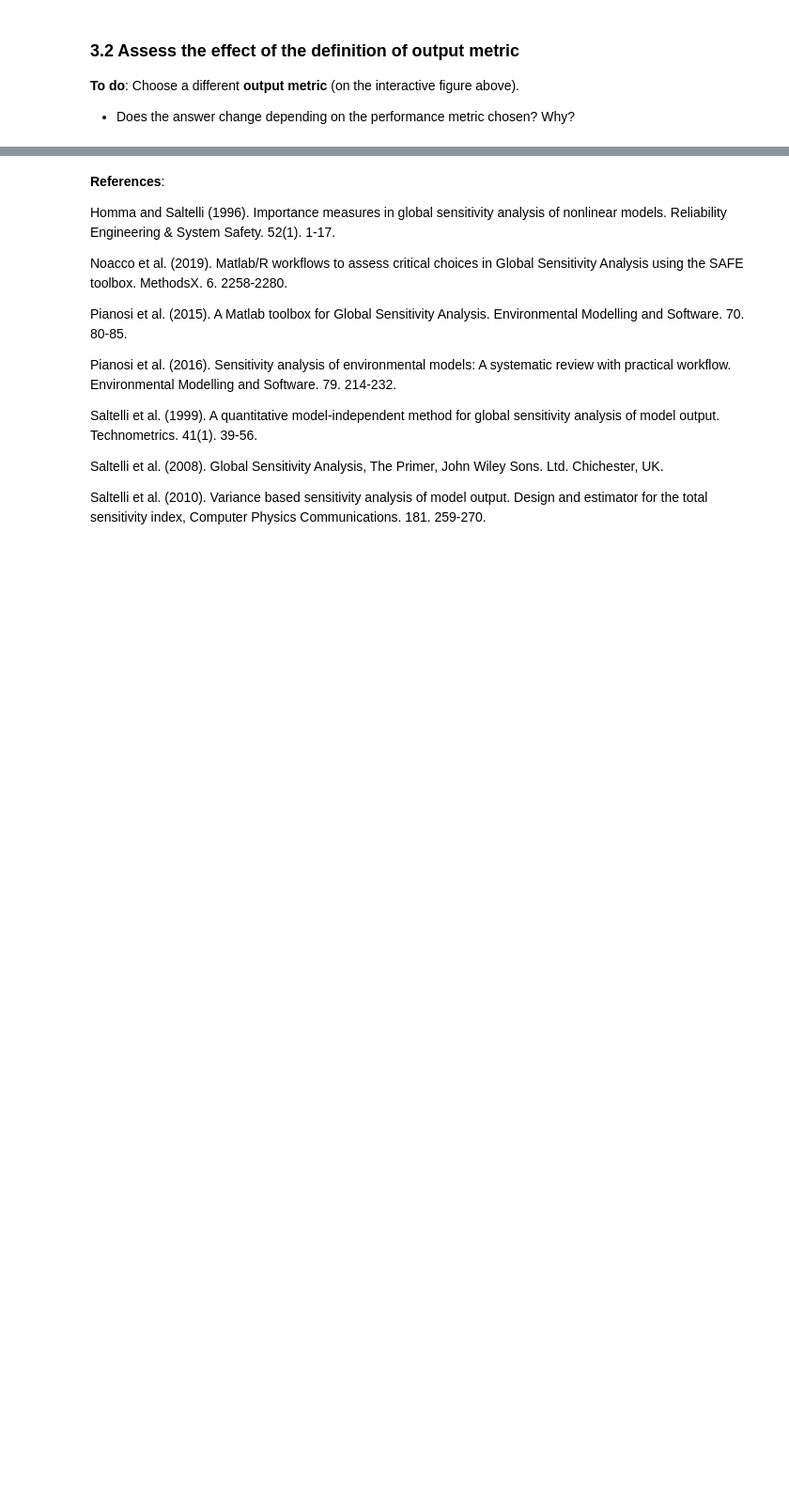
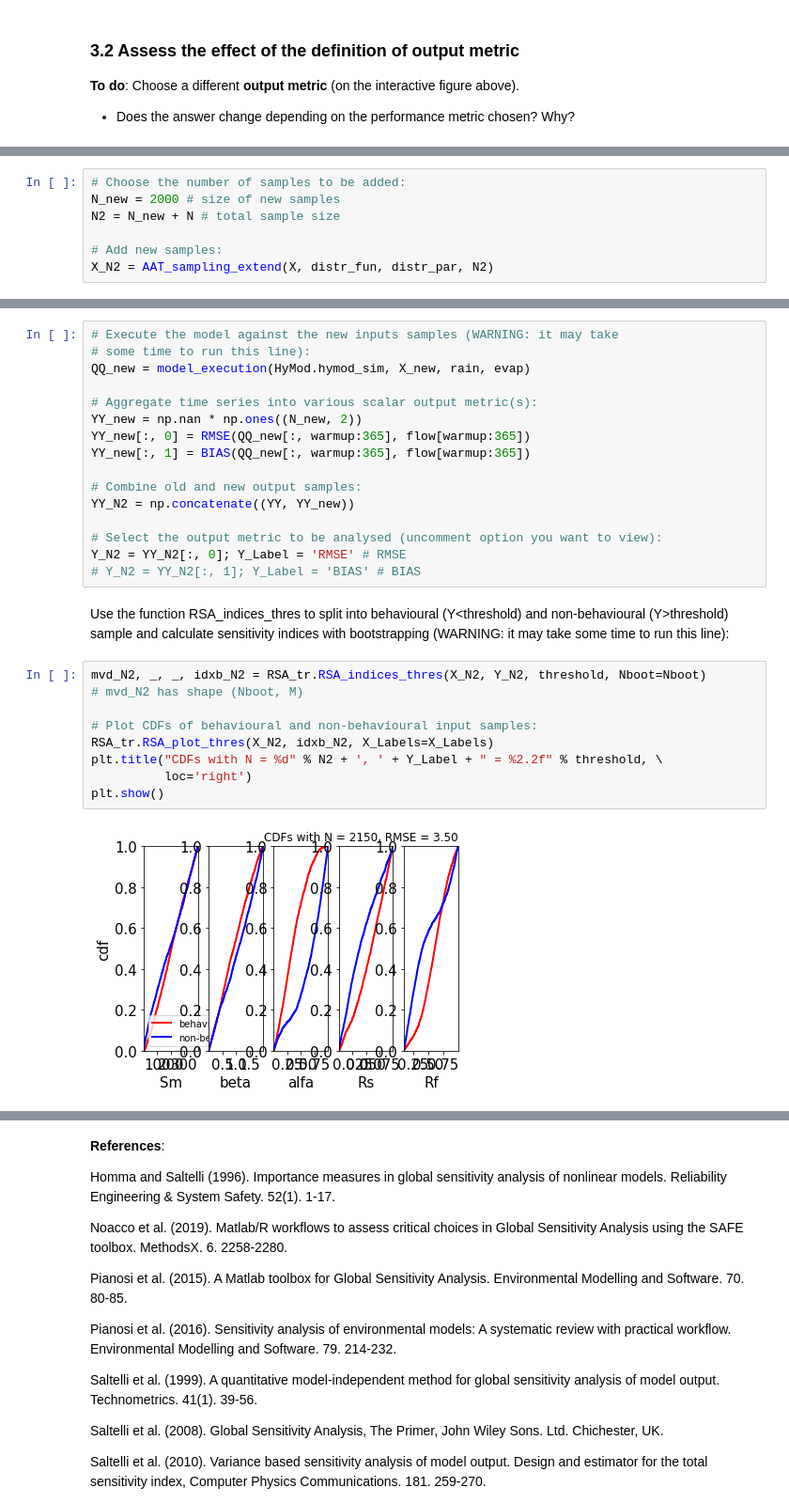
Before and after one commit to AndresPenuela/GSA-workshop, a Jupyter notebook: GSA_workflow_tutorial.ipynb, the cells around one changed output, grey strips where cells are left out. Shown at 94% size. Cells and saved outputs as stored; diff of their text form; blank space fills up the shorter version.

```diff
--- a/GSA_workflow_tutorial.ipynb
+++ b/GSA_workflow_tutorial.ipynb
@@ -405,0 +449,7 @@ interactive(children=(Dropdown(description='metric', options=('RMSE', 'BIAS'), v
+# %%
+# Choose the number of samples to be added:
+N_new = 2000 # size of new samples
+N2 = N_new + N # total sample size
+
+# Add new samples:
+X_N2 = AAT_sampling_extend(X, distr_fun, distr_par, N2)
@@ -405,0 +471,29 @@ interactive(children=(Dropdown(description='metric', options=('RMSE', 'BIAS'), v
+# %%
+# Execute the model against the new inputs samples (WARNING: it may take
+# some time to run this line):
+QQ_new = model_execution(HyMod.hymod_sim, X_new, rain, evap)
+
+# Aggregate time series into various scalar output metric(s):
+YY_new = np.nan * np.ones((N_new, 2))
+YY_new[:, 0] = RMSE(QQ_new[:, warmup:365], flow[warmup:365])
+YY_new[:, 1] = BIAS(QQ_new[:, warmup:365], flow[warmup:365])
+
+# Combine old and new output samples:
+YY_N2 = np.concatenate((YY, YY_new))
+
+# Select the output metric to be analysed (uncomment option you want to view):
+Y_N2 = YY_N2[:, 0]; Y_Label = 'RMSE' # RMSE
+# Y_N2 = YY_N2[:, 1]; Y_Label = 'BIAS' # BIAS
+# %% [markdown]
+Use the function RSA_indices_thres to split into behavioural (Y<threshold) and non-behavioural (Y>threshold) sample and calculate sensitivity indices with bootstrapping (WARNING: it may take some time to run this line):
+# %%
+mvd_N2, _, _, idxb_N2 = RSA_tr.RSA_indices_thres(X_N2, Y_N2, threshold, Nboot=Nboot)
+# mvd_N2 has shape (Nboot, M)
+
+# Plot CDFs of behavioural and non-behavioural input samples:
+RSA_tr.RSA_plot_thres(X_N2, idxb_N2, X_Labels=X_Labels)
+plt.title("CDFs with N = %d" % N2 + ', ' + Y_Label + " = %2.2f" % threshold, \
+          loc='right')
+plt.show()
+# %% [output]
+[figure, added]
```
Also changed, not shown: parts of 42 cells of this notebook, 16 other files.
